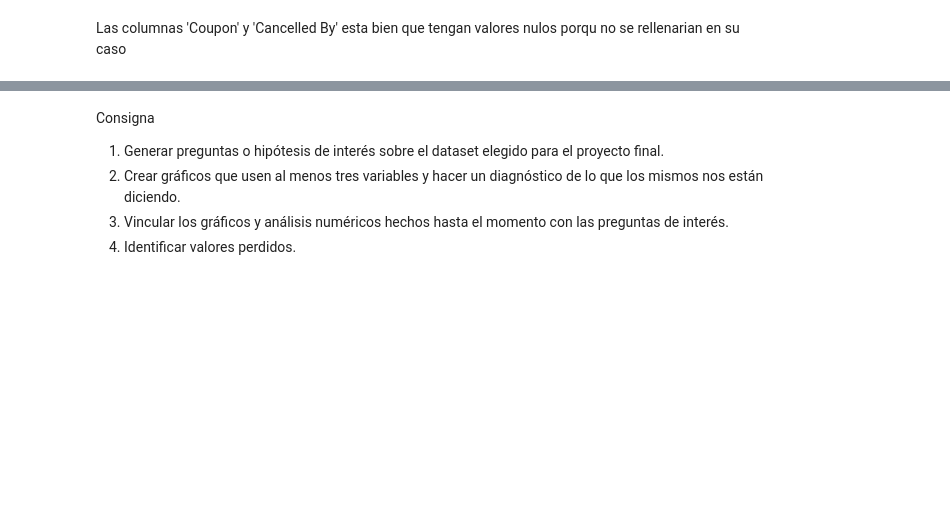
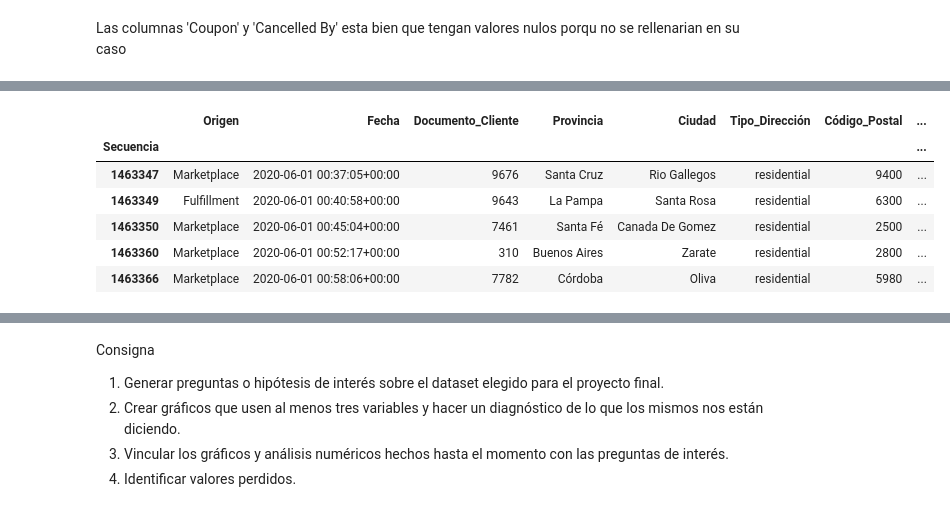
Before and after one commit to gustsirt/dataScience, a Jupyter notebook: Avance 1.ipynb, the cells around one changed output, grey strips where cells are left out. Cells and saved outputs as stored; diff of their text form; code cells hidden in the pictures; blank space fills up the shorter version.

```diff
--- a/Avance 1.ipynb
+++ b/Avance 1.ipynb
@@ -288,2 +341,12 @@ memory usage: 4.3+ MB
+# %%
+pedidos.head()
+# %% [output]
+|  | Origen | Fecha | Documento_Cliente | Provincia | Ciudad | Tipo_Dirección | Código_Postal | ... |
+| Secuencia |  |  |  |  |  |  |  | ... |
+| 1463347 | Marketplace | 2020-06-01 00:37:05+00:00 | 9676 | Santa Cruz | Rio Gallegos | residential | 9400 | ... |
+| 1463349 | Fulfillment | 2020-06-01 00:40:58+00:00 | 9643 | La Pampa | Santa Rosa | residential | 6300 | ... |
+| 1463350 | Marketplace | 2020-06-01 00:45:04+00:00 | 7461 | Santa Fé | Canada De Gomez | residential | 2500 | ... |
+| 1463360 | Marketplace | 2020-06-01 00:52:17+00:00 | 310 | Buenos Aires | Zarate | residential | 2800 | ... |
+| 1463366 | Marketplace | 2020-06-01 00:58:06+00:00 | 7782 | Córdoba | Oliva | residential | 5980 | ... |
 # %%
 # Analisis describe
```
Also changed, not shown: parts of 11 cells of this notebook.
